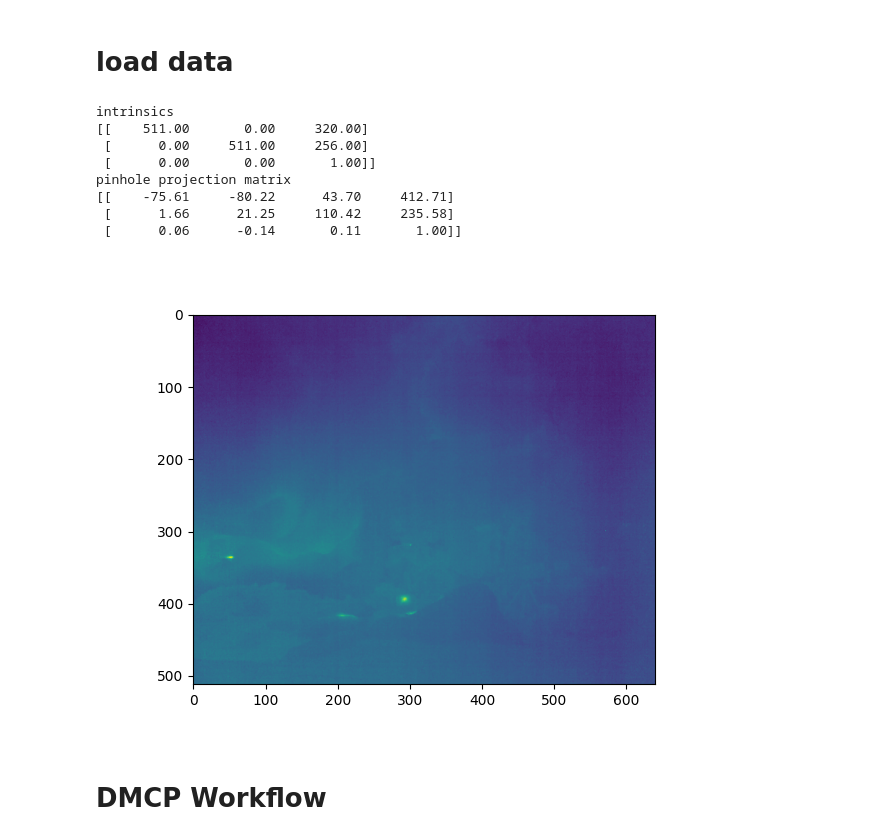
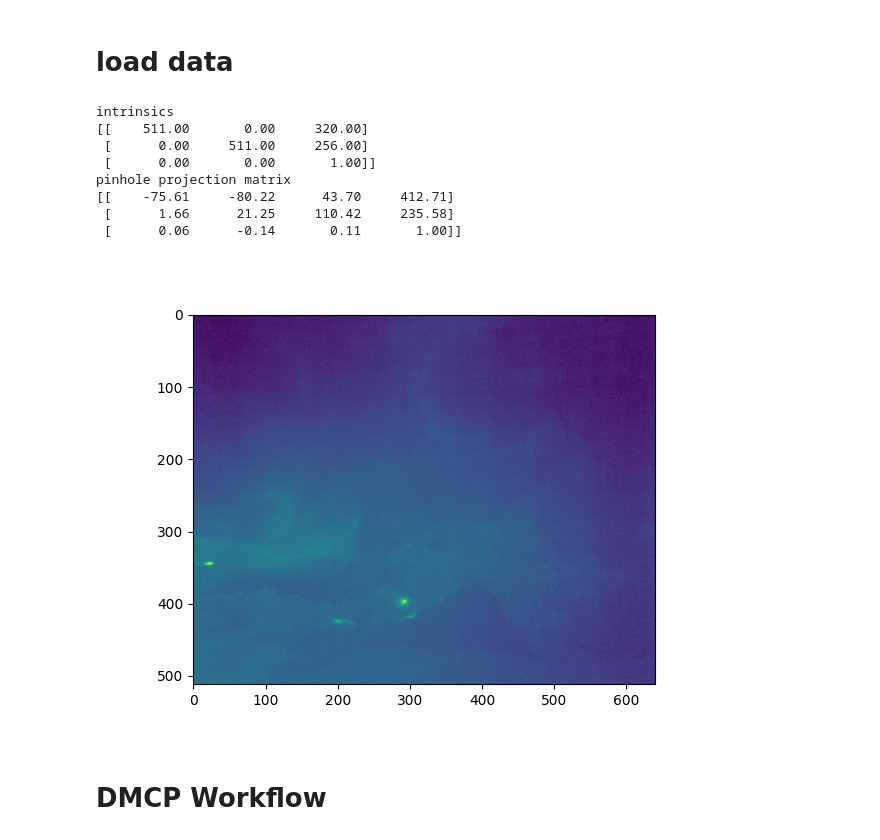
Before and after one commit to ushichka/dmcp, a Jupyter notebook: notebooks/ushichka_dmcp_demo.ipynb, the cells around one changed output. Cells and saved outputs as stored; diff of their text form; code cells hidden in the pictures.

Commit message:
undistort image

```diff
--- a/notebooks/ushichka_dmcp_demo.ipynb
+++ b/notebooks/ushichka_dmcp_demo.ipynb
@@ -14,31 +18,31 @@ import pyrender as pr
 # %% [markdown]
 # load data
 # %%
-from src.pyushichka import loadCalibration, loadImage
+from src.pyushichka import loadCalibration, loadImageUndistorted
 ushichka_dir = "/home/julian/data/ushichka/2018-08-17/"
 cam = 1 # 2nd camera
 imK, imP = loadCalibration(cam, ushichka_dir)
-imIm, _path_im = loadImage(cam, 0, ushichka_dir)
+imIm = loadImageUndistorted(cam, 0, ushichka_dir)
 
 print(f"intrinsics\n{imK}\npinhole projection matrix\n{imP}\n")
 plt.figure()
 plt.imshow(imIm)
 plt.show()
 
 from src.dmcpworkflow.capture_depth import generate_depth_map
 mesh_path = "/home/julian/code/uni/ushichka-registration/data/formatted/lidar_roi.ply"
 ovMesh = pr.Mesh.from_trimesh(tr.load_mesh(mesh_path))
 pvMesh = pv.read(mesh_path)
 # %% [output]
 intrinsics
 [[    511.00       0.00     320.00]
  [      0.00     511.00     256.00]
  [      0.00       0.00       1.00]]
 pinhole projection matrix
 [[    -75.61     -80.22      43.70     412.71]
  [      1.66      21.25     110.42     235.58]
  [      0.06      -0.14       0.11       1.00]]
-[figure, old version]
+[figure, new version]
 # %% [markdown]
 # DMCP Workflow
 # %% [markdown]
```
Also changed, not shown: parts of 10 cells of this notebook, 4 other files.
